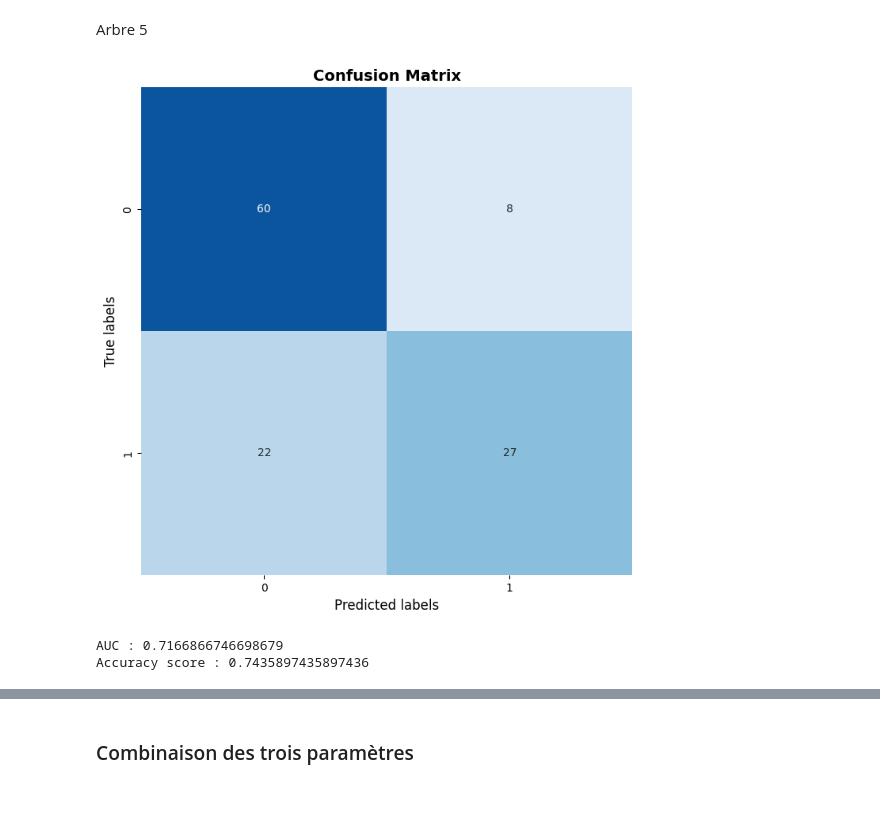
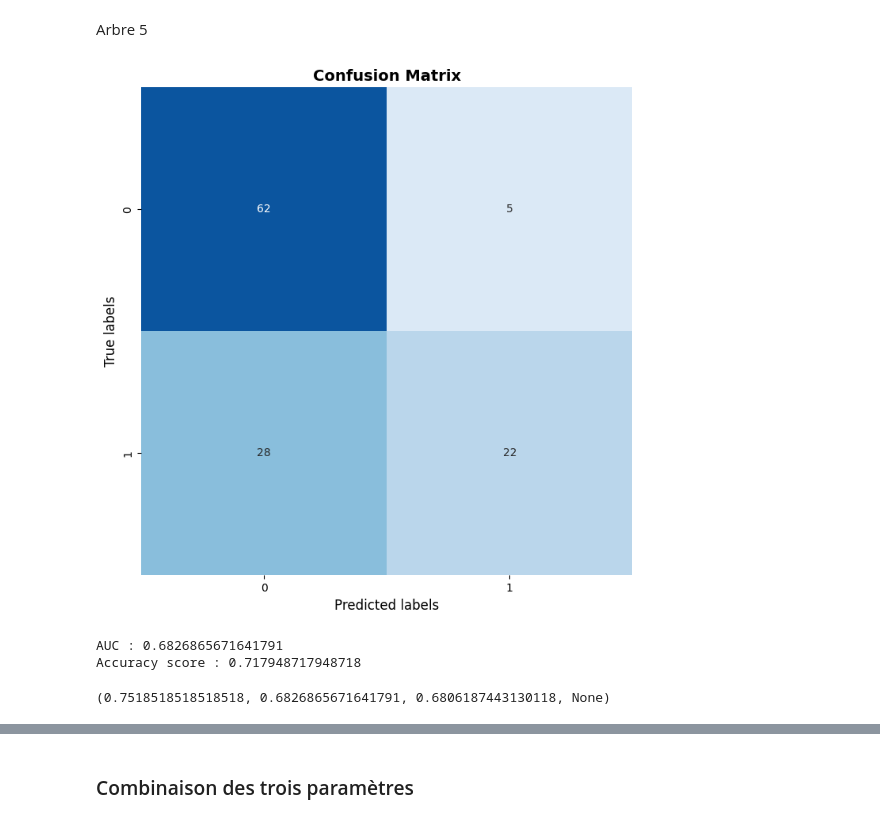
Before and after one commit to atekiouk/Sujet_2, a Jupyter notebook: Notebooks/Parameters_test.ipynb, the cells around one changed output, grey strips where cells are left out. Saved outputs shown, nothing was run; the diff lists cells and outputs as text; code cells hidden in the pictures.

```diff
--- a/Notebooks/Parameters_test.ipynb
+++ b/Notebooks/Parameters_test.ipynb
@@ -205,8 +194,4 @@ chanel_junk_valid_new['caps_ratio'] = utilities.get_caps_ratio(corpus= chanel_ju
 chanel_junk_valid_new['norm_punct'] = utilities.get_normalized_nb_punct(corpus= chanel_junk_valid_new['text'], nlp= nlp  )
 chanel_junk_valid_new = chanel_junk_valid_new.join(utilities.create_dummies(corpus= chanel_junk_valid_new['text'],y = chanel_junk_valid_new['is_junk'], element= 'emoji',nlp = nlp, top= 3))
 chanel_all_features = chanel_junk_valid_new.join(utilities.create_dummies(corpus= chanel_junk_valid_new['text'],y = chanel_junk_valid_new['is_junk'], element= 'hashtag', nlp = nlp, top= 3))
-train,test = utilities.train_test(data = chanel_all_features.dropna().drop('text',axis=1), y = 'is_junk', f_y0= 0.7, f_y1= 0.7)
-X_train = train.drop('is_junk',axis=1)
-y_train = train['is_junk']
-X_test = test.drop('is_junk',axis=1)
-y_test = test['is_junk']
+X_train, X_test, y_train, y_test = train_test_split(chanel_all_features.dropna().drop(['text','is_junk'],axis=1), chanel_all_features.dropna()['is_junk'], test_size=0.30, random_state=42)
@@ -280,14 +254,16 @@ Accuracy score : 0.6923076923076923
 # %% [markdown]
 Arbre 5
 # %%
-tree5 = DecisionTreeClassifier(criterion = 'entropy', max_depth = 8, ccp_alpha = 0.011, min_samples_leaf = 5)
+tree5 = DecisionTreeClassifier(criterion = 'entropy', max_depth = 13, ccp_alpha =  0.026, min_samples_leaf = 5, max_features = 7, min_samples_split = 13)
 tree5.fit(X_train,y_train)
 y_pred = tree5.predict(X_test)
 utilities.plot_confusion_matrix(y_true = y_test, y_pred = y_pred)
 fpr, tpr, thresholds = metrics.roc_curve(y_test, y_pred)
 print(f"AUC : {metrics.auc(fpr, tpr)}")
 print(f"Accuracy score : {metrics.accuracy_score(y_test, y_pred)}")
+precision_recall_fscore_support(y_test, y_pred, average='macro')
 # %% [output]
-[figure, old version]
+[figure, new version]
-AUC : 0.7166866746698679
-Accuracy score : 0.7435897435897436
+AUC : 0.6826865671641791
+Accuracy score : 0.717948717948718
+(0.7518518518518518, 0.6826865671641791, 0.6806187443130118, None)
```
Also changed, not shown: parts of 21 cells of this notebook, 2 other files.
